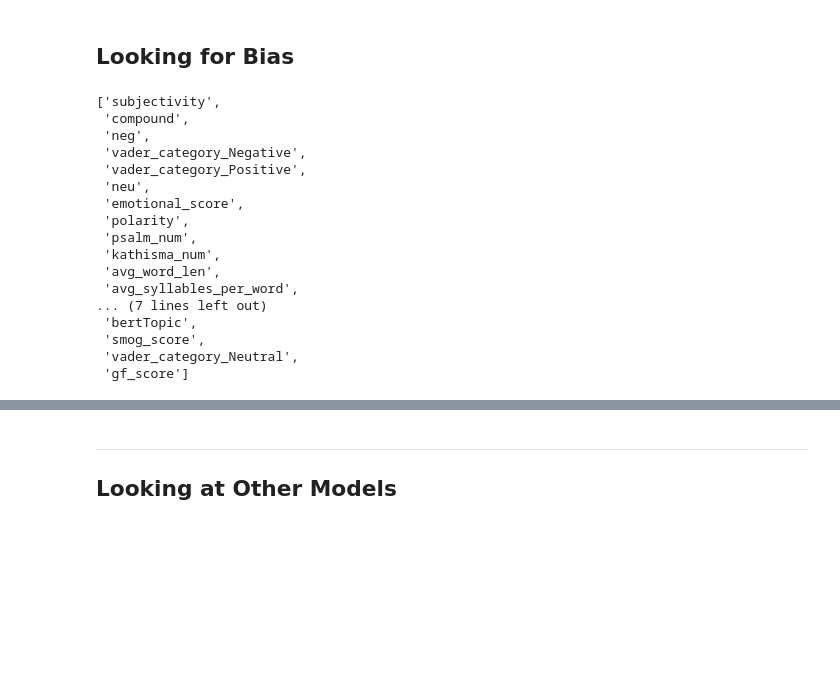
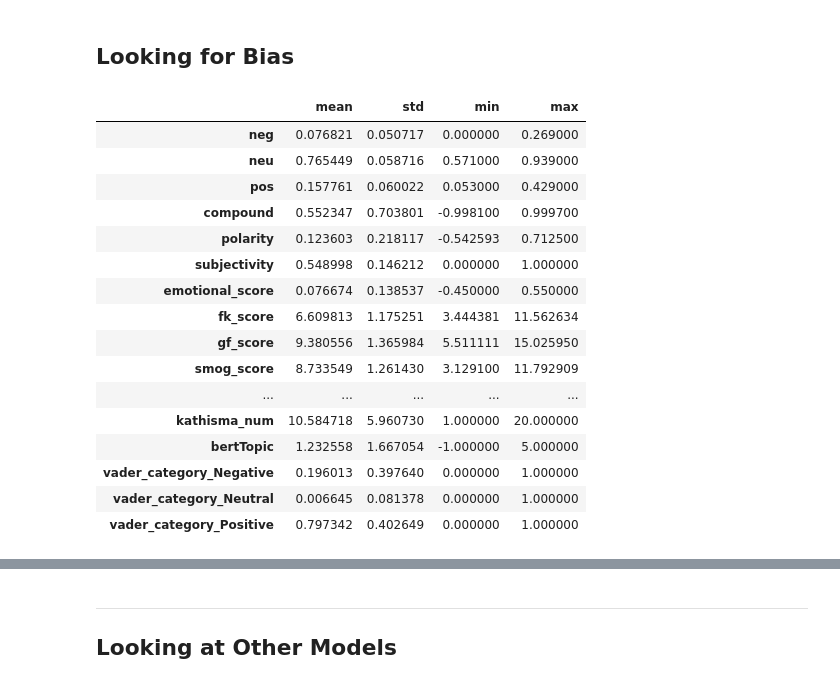
Before and after one commit to cwc09262/psalms-text-comparison, a Jupyter notebook: ml_work/modeling .ipynb, the cells around one changed output, grey strips where cells are left out. Drawn from its saved outputs; the diff is of its cells as text; code cells hidden in the pictures; blank space fills up the shorter version.

```diff
--- a/ml_work/modeling .ipynb
+++ b/ml_work/modeling .ipynb
@@ -980,25 +973,25 @@ plt.show()
 # %% [markdown]
 ## Looking for Bias
 # %%
-features
+X.describe().T[['mean', 'std', 'min', 'max']]
 # %% [output]
-['subjectivity',
- 'compound',
- 'neg',
- 'vader_category_Negative',
- 'vader_category_Positive',
- 'neu',
- 'emotional_score',
- 'polarity',
- 'psalm_num',
- 'kathisma_num',
- 'avg_word_len',
- 'avg_syllables_per_word',
-... (7 lines left out)
- 'bertTopic',
- 'smog_score',
- 'vader_category_Neutral',
- 'gf_score']
+|  | mean | std | min | max |
+| neg | 0.076821 | 0.050717 | 0.000000 | 0.269000 |
+| neu | 0.765449 | 0.058716 | 0.571000 | 0.939000 |
+| pos | 0.157761 | 0.060022 | 0.053000 | 0.429000 |
+| compound | 0.552347 | 0.703801 | -0.998100 | 0.999700 |
+| polarity | 0.123603 | 0.218117 | -0.542593 | 0.712500 |
+| subjectivity | 0.548998 | 0.146212 | 0.000000 | 1.000000 |
+| emotional_score | 0.076674 | 0.138537 | -0.450000 | 0.550000 |
+| fk_score | 6.609813 | 1.175251 | 3.444381 | 11.562634 |
+| gf_score | 9.380556 | 1.365984 | 5.511111 | 15.025950 |
+| smog_score | 8.733549 | 1.261430 | 3.129100 | 11.792909 |
+| ... | ... | ... | ... | ... |
+| kathisma_num | 10.584718 | 5.960730 | 1.000000 | 20.000000 |
+| bertTopic | 1.232558 | 1.667054 | -1.000000 | 5.000000 |
+| vader_category_Negative | 0.196013 | 0.397640 | 0.000000 | 1.000000 |
+| vader_category_Neutral | 0.006645 | 0.081378 | 0.000000 | 1.000000 |
+| vader_category_Positive | 0.797342 | 0.402649 | 0.000000 | 1.000000 |
 # %%
 import pandas as pd
 import matplotlib.pyplot as plt
```
Also changed, not shown: parts of 31 cells of this notebook.
